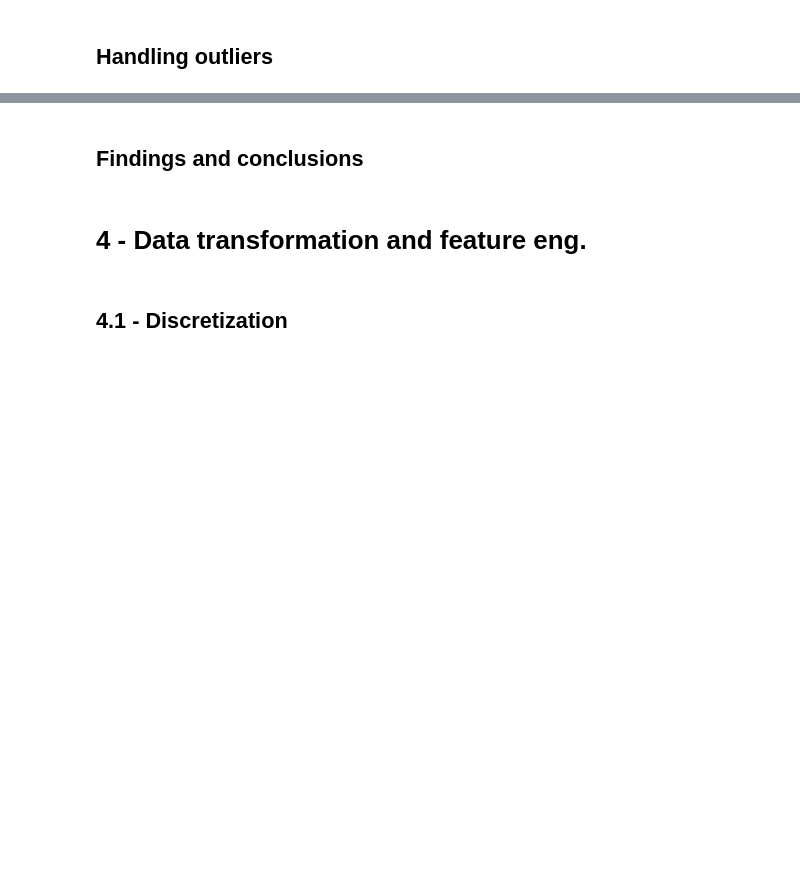
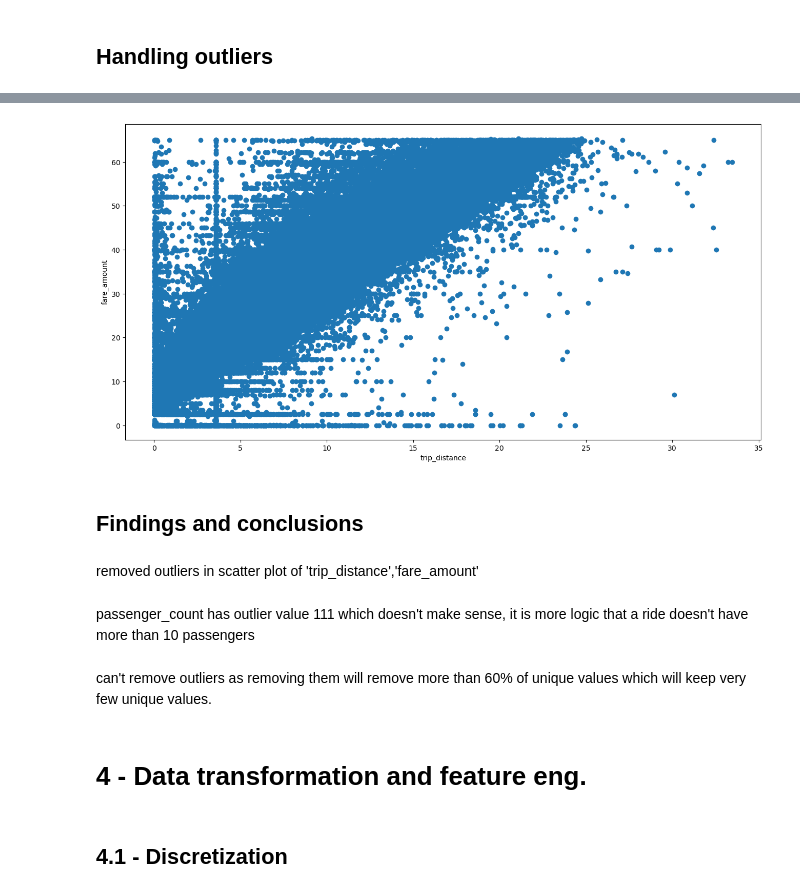
Before and after one commit to abanob-19/Uber_data_engineering, a Jupyter notebook: template.ipynb, the cells around one changed output, grey strips where cells are left out. Saved outputs shown, nothing was run; the diff lists cells and outputs as text; code cells hidden in the pictures; blank space fills up the shorter version.

```diff
--- a/template.ipynb
+++ b/template.ipynb
@@ -528,5 +629,22 @@ Resulting data has no missing values and all handles properly. Also we changed p
+# %%
+def handle_multi_variant(df,col1,col2, zscore_threshold=3):
+    z_scores_col1 = np.abs((df[col1] - df[col1].mean()) / df[col1].std())
+    z_scores_col2 = np.abs((df[col2] - df[col2].mean()) / df[col2].std())
+    outliers = (z_scores_col1 > zscore_threshold) | (z_scores_col2 > zscore_threshold)
+    df.drop(df[outliers].index, inplace=True)
+
+handle_multi_variant(df,'trip_distance','fare_amount')
+multi_variant(df,'trip_distance','fare_amount')
+# %% [output]
+[figure, added]
 # %% [markdown]
 ## Findings and conclusions
+# %% [markdown]
+removed outliers in scatter plot of 'trip_distance','fare_amount'
+# %% [markdown]
+passenger_count has outlier value 111 which doesn't make sense, it is more logic that a ride doesn't have more than 10 passengers
+# %% [markdown]
+can't remove outliers as removing them will remove more than 60% of unique values which will keep very few unique values.
 # %% [markdown]
 # 4 - Data transformation and feature eng.
 # %% [markdown]
```
Also changed, not shown: parts of 42 cells of this notebook.
